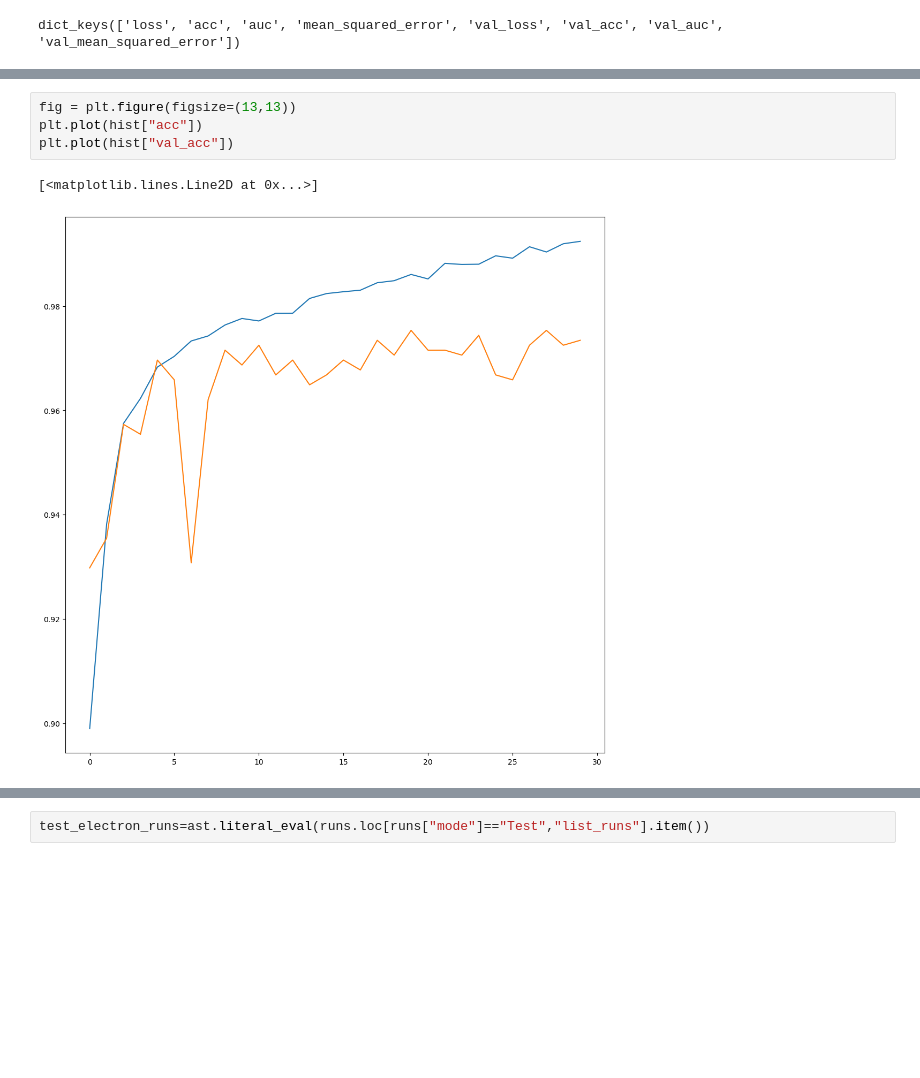
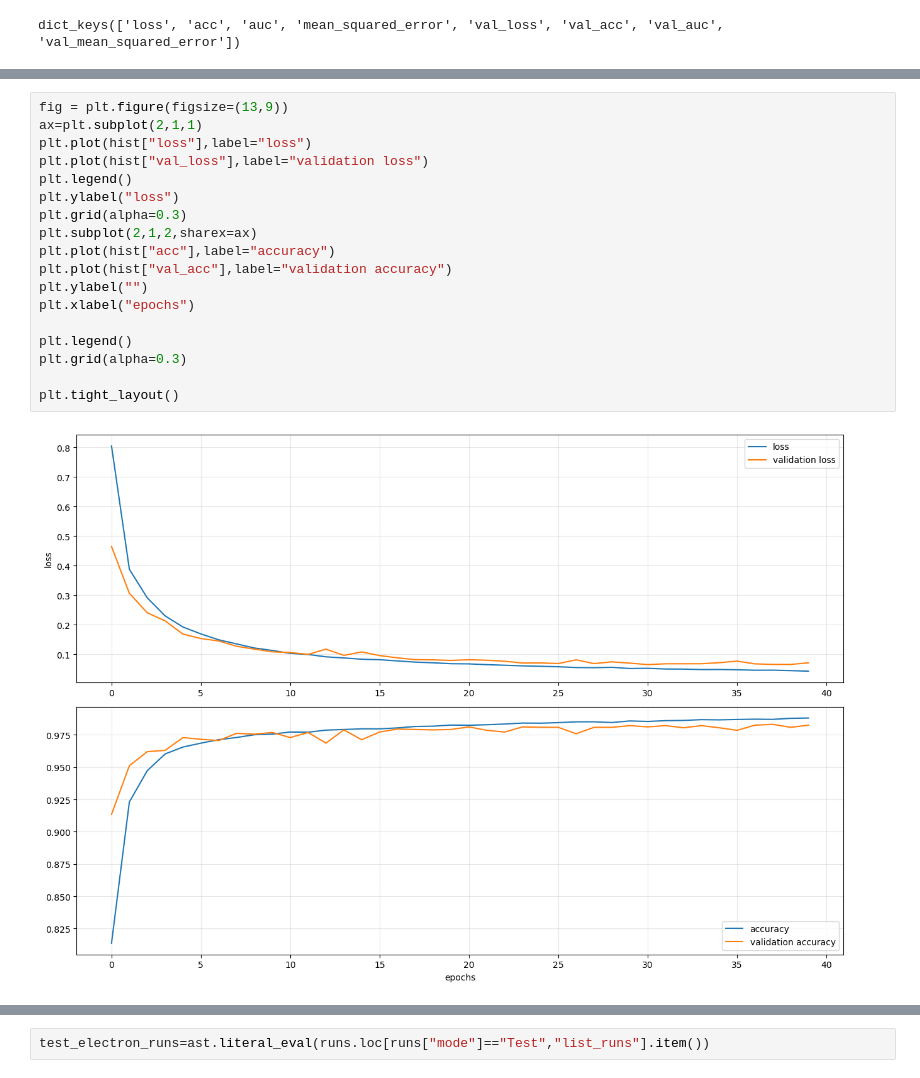
Before and after one commit to ArturoSirvent/second_CTA_analysis, a Jupyter notebook: notebooks/012.2_analysis_resultados.ipynb, the cells around one changed output, grey strips where cells are left out. Drawn from its saved outputs; the diff is of its cells as text; blank space fills up the shorter version.

```diff
--- a/notebooks/012.2_analysis_resultados.ipynb
+++ b/notebooks/012.2_analysis_resultados.ipynb
@@ -241,8 +237,21 @@ plt.plot(hist["val_loss"])
-# %%
-fig = plt.figure(figsize=(13,13))
-plt.plot(hist["acc"])
-plt.plot(hist["val_acc"])
-# %% [output]
-[<matplotlib.lines.Line2D at 0x...>]
-[figure, removed]
+# %%
+fig = plt.figure(figsize=(13,9))
+ax=plt.subplot(2,1,1)
+plt.plot(hist["loss"],label="loss")
+plt.plot(hist["val_loss"],label="validation loss")
+plt.legend()
+plt.ylabel("loss")
+plt.grid(alpha=0.3)
+plt.subplot(2,1,2,sharex=ax)
+plt.plot(hist["acc"],label="accuracy")
+plt.plot(hist["val_acc"],label="validation accuracy")
+plt.ylabel("")
+plt.xlabel("epochs")
+
+plt.legend()
+plt.grid(alpha=0.3)
+
+plt.tight_layout()
+# %% [output]
+[figure, added]
 # %%
```
Also changed, not shown: parts of 11 cells of this notebook, 20 other files.
